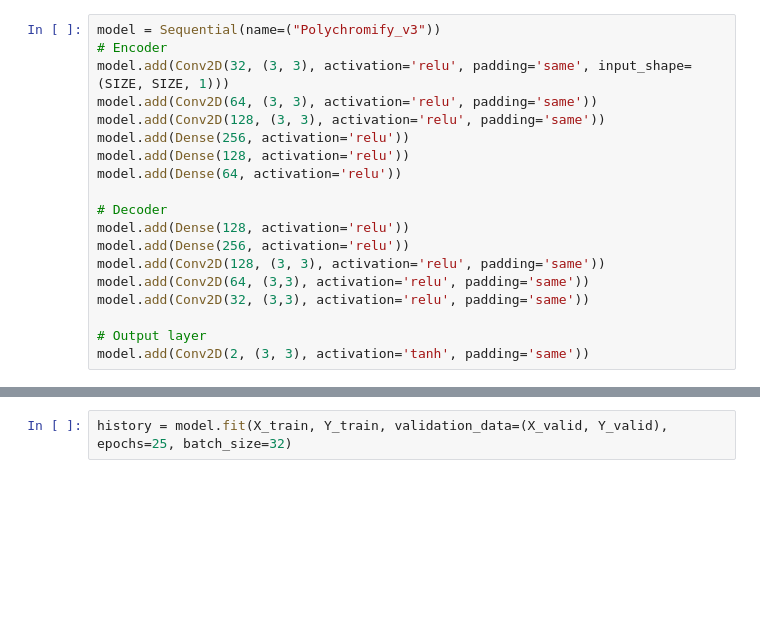
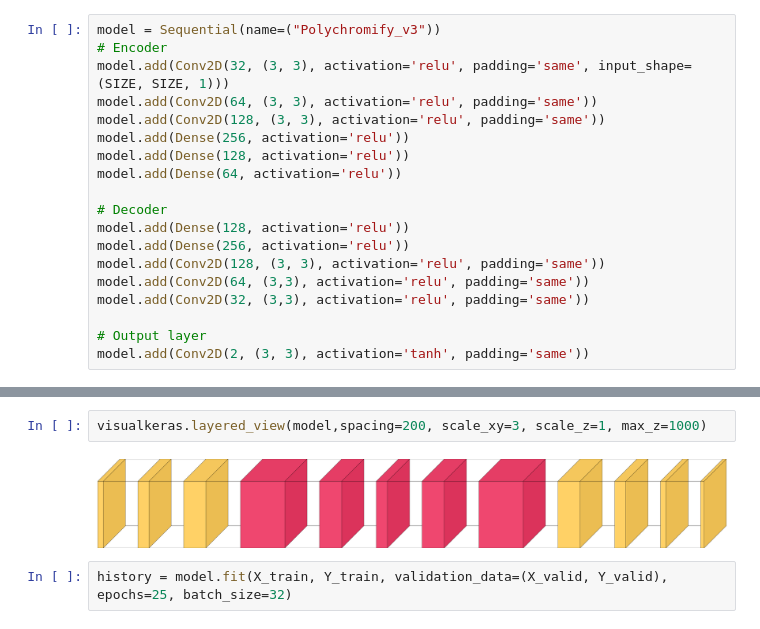
Before and after one commit to davide97g/polychromify, a Jupyter notebook: notebooks/modeling.ipynb, the cells around one changed output, grey strips where cells are left out. Saved outputs shown, nothing was run; the diff lists cells and outputs as text; blank space fills up the shorter version.

```diff
--- a/notebooks/modeling.ipynb
+++ b/notebooks/modeling.ipynb
@@ -501,3 +581,7 @@ model.summary()
+# %%
+visualkeras.layered_view(model,spacing=200, scale_xy=3, scale_z=1, max_z=1000)
+# %% [output]
+[figure, added]
 # %%
 history = model.fit(X_train, Y_train, validation_data=(X_valid, Y_valid), epochs=25, batch_size=32)
 # %%
```
Also changed, not shown: parts of 8 cells of this notebook, 2 other files.
